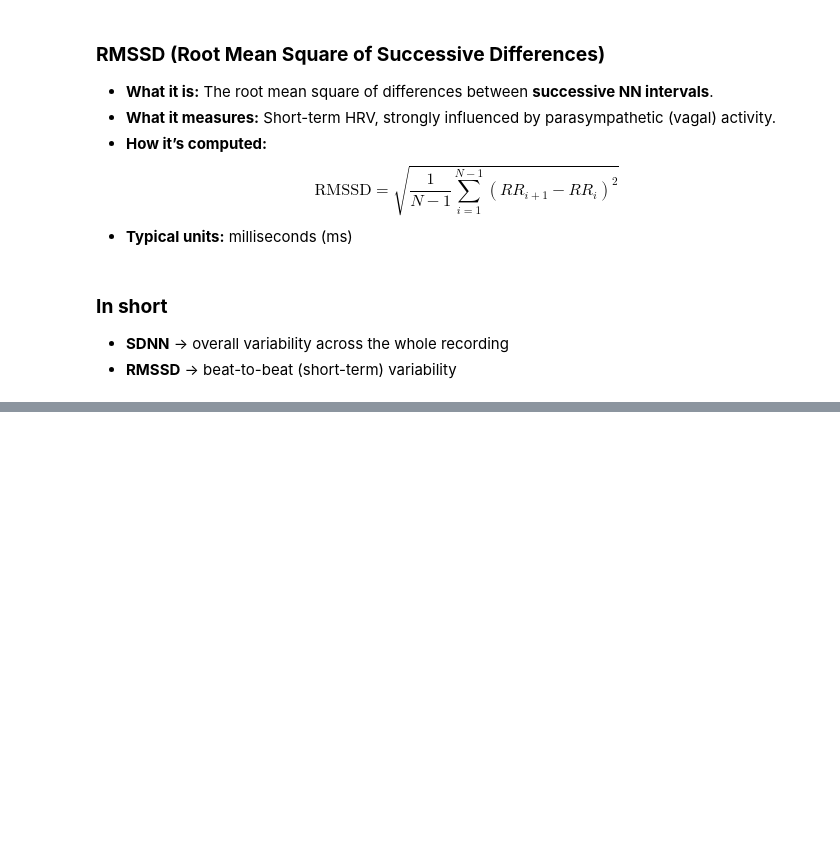
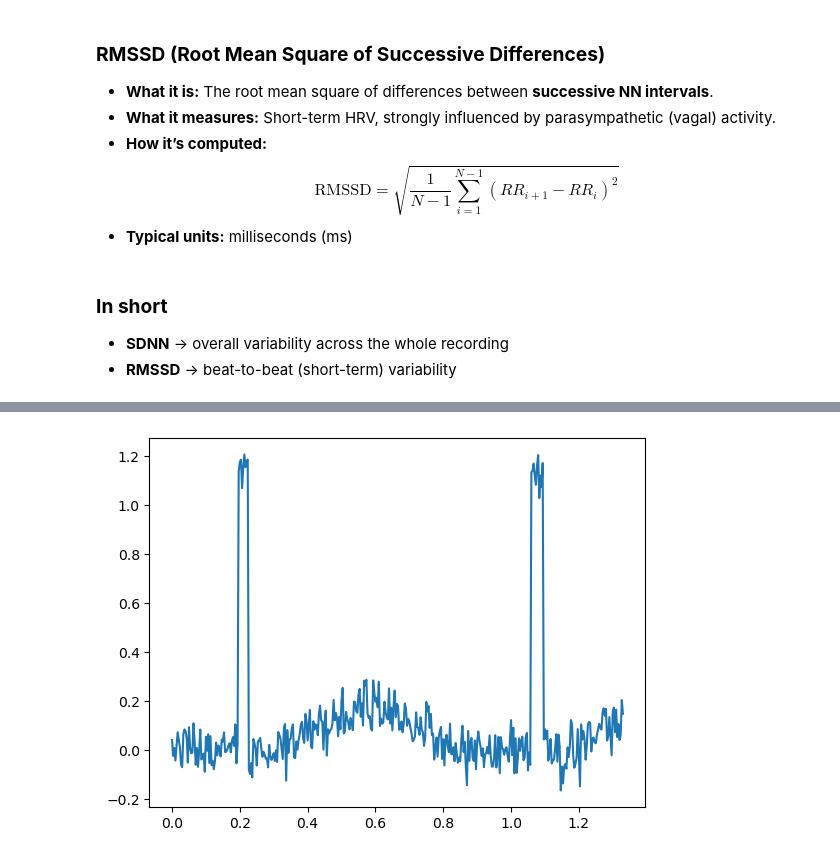
Before and after one commit to AAU-ST2-Programming/signals_1, a Jupyter notebook: signals_1.ipynb, the cells around one changed output, grey strips where cells are left out. Saved outputs shown, nothing was run; the diff lists cells and outputs as text; code cells hidden in the pictures; blank space fills up the shorter version.

```diff
--- a/signals_1.ipynb
+++ b/signals_1.ipynb
@@ -376,0 +401,7 @@ $$
+# %%
+time,ekg = np.loadtxt("files/ECG_noisy.csv", unpack=True , delimiter=",")
+N = 400
+plt.plot(time[:N],ekg[:N])
+plt.show()
+# %% [output]
+[figure, added]
```
Also changed, not shown: parts of 13 cells of this notebook, 2 other files.
